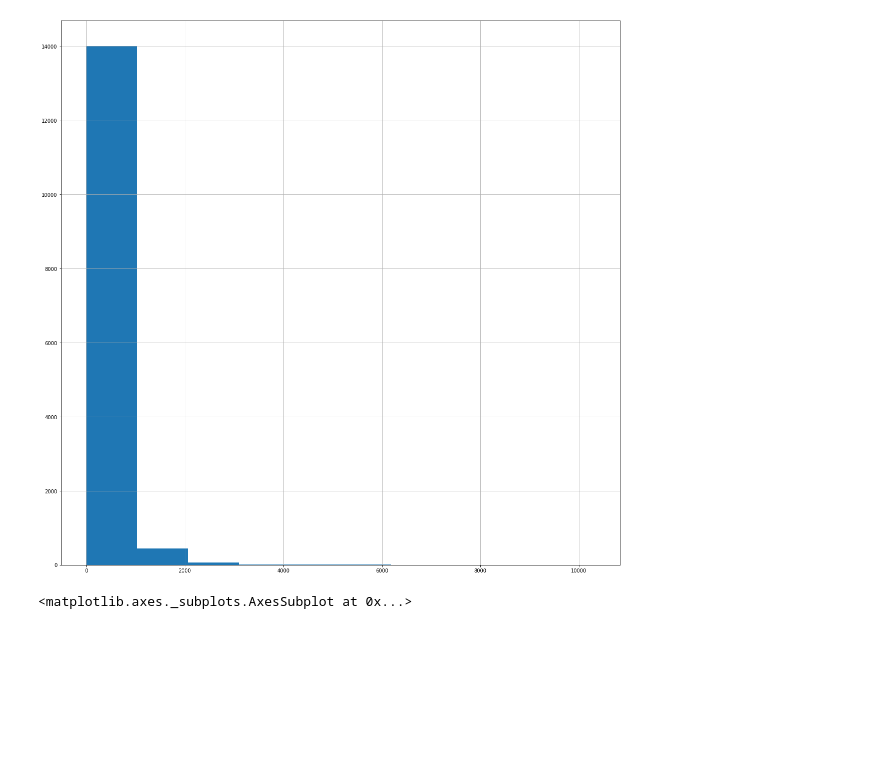
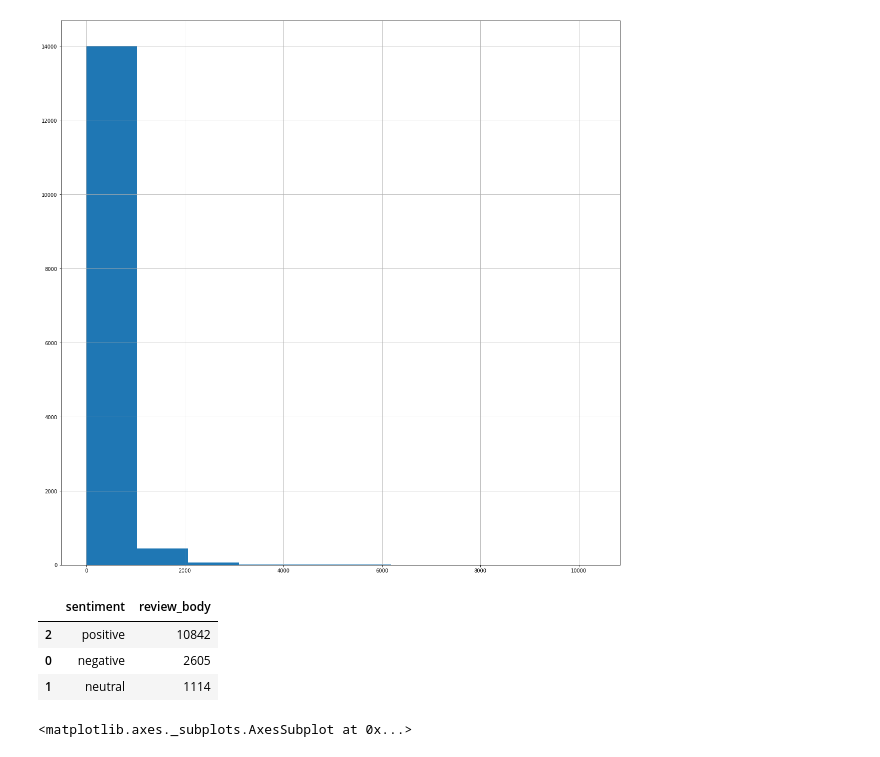
Before and after one commit to JeromeMberia/user_review_analysis, a Jupyter notebook: user_review_analysis.ipynb, the cells around one changed output. Cells and saved outputs as stored; diff of their text form; code cells hidden in the pictures; blank space fills up the shorter version.

```diff
--- a/user_review_analysis.ipynb
+++ b/user_review_analysis.ipynb
@@ -462,6 +462,15 @@ data_corpus2['review_body'].str.len().hist()
 # %% [output]
 <matplotlib.axes._subplots.AxesSubplot at 0x...>
 [figure]
+# %%
+#looking  at the distribution of feedback in this data_corpus data
+feedback_dist = data_corpus.groupby('sentiment').count()['review_body'].reset_index().sort_values(by='review_body',ascending=False)
+feedback_dist.style.background_gradient(cmap='Purples')
+# %% [output]
+|  | sentiment | review_body |
+| 2 | positive | 10842 |
+| 0 | negative | 2605 |
+| 1 | neutral | 1114 |
 # %%
 plt.figure(figsize=(12,6))     #width and height
 sns.countplot(x='star_rating',data=data_corpus2)
```
Also changed, not shown: parts of 4 cells of this notebook.
